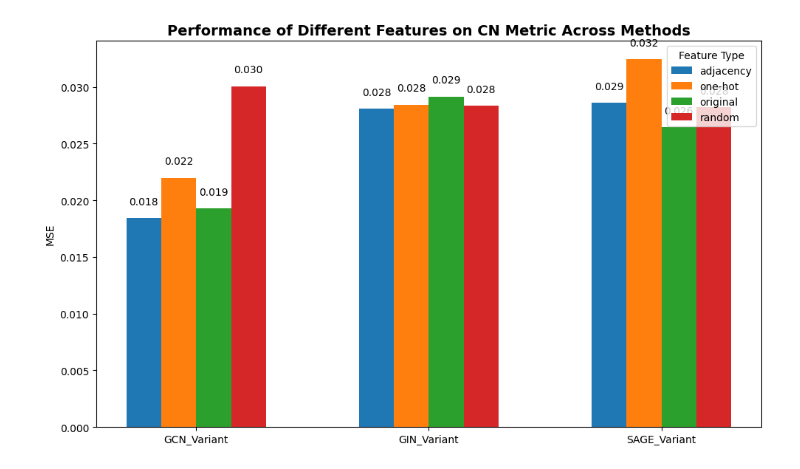
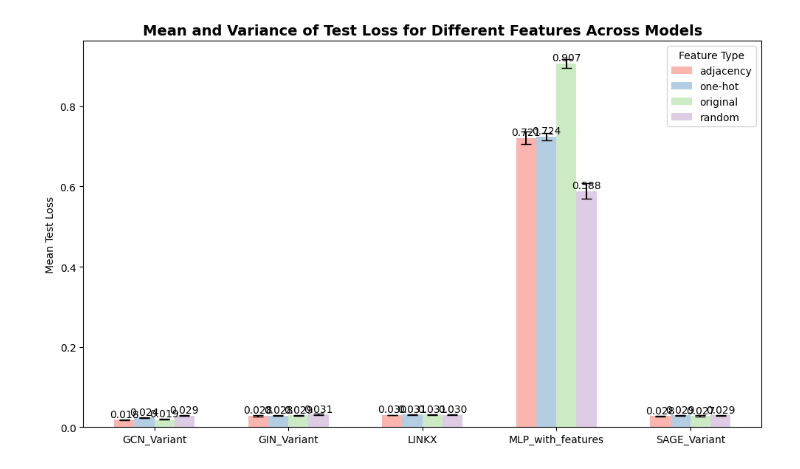
Before and after one commit to Wektor607/Universal-MP, a Jupyter notebook: exps/5_heuristic_adj.ipynb, the cells around one changed output. Drawn from its saved outputs; the diff is of its cells as text; code cells hidden in the pictures.

```diff
--- a/exps/5_heuristic_adj.ipynb
+++ b/exps/5_heuristic_adj.ipynb
@@ -2,0 +18,17 @@
+# %%
+import pandas as pd
+
+# Load the data
+file_path = '/hkfs/work/workspace/scratch/cc7738-subgraph_training/Universal-MP/results/gcn4cn_Cora.csv'
+data = pd.read_csv(file_path)
+
+# Calculate the mean and variance of 'Test_Loss' for rows with the same 'Model' and 'NodeFeat'
+merged_data = data.groupby(['Model', 'NodeFeat', 'Heuristic']).agg(
+    Mean_Loss=('Test_Loss', 'mean'),
+    Variance_Loss=('Test_Loss', 'var')
+).reset_index()
+
+# Display the processed data (or save it if needed)
+data = merged_data['Mean_Loss']
+errors = merged_data['Variance_Loss']
+merged_data
@@ -3,52 +53,42 @@
 # %%
 import matplotlib.pyplot as plt
 import numpy as np
 import pandas as pd
 
-# Updated dataset with an additional "original" feature type for each method
-data_values = [
-    ["GCN_Variant", "random", "CN", 0.03005494363605976],
-    ["GCN_Variant", "adjacency", "CN", 0.018450872972607613],
-    ["GCN_Variant", "one-hot", "CN", 0.021978897973895073],
-    ["GCN_Variant", "original", "CN", 0.019261559471488],
-    ["GIN_Variant", "random", "CN", 0.02834874577820301],
-    ["GIN_Variant", "adjacency", "CN", 0.028055662289261818],
-    ["GIN_Variant", "one-hot", "CN", 0.028442438691854477],
-    ["GIN_Variant", "original", "CN", 0.0291530042886734],
-    ["SAGE_Variant", "random", "CN", 0.02822662889957428],
-    ["SAGE_Variant", "adjacency", "CN", 0.02859743870794773],
-    ["SAGE_Variant", "one-hot", "CN", 0.032437920570373535],
-    ["SAGE_Variant", "original", "CN", 0.026430008932948112]
-]
-
-# Convert to DataFrame
-df = pd.DataFrame(data_values, columns=["Method", "Feature", "Metric", "Value"])
-
+# Data values from the merged statistics
+df = merged_data
 # Plot settings
 fig, ax = plt.subplots(figsize=(10, 6))
-x = np.arange(len(df["Method"].unique()))  # x-axis positions for each method
+x = np.arange(len(df["Model"].unique()))  # x-axis positions for each method
 width = 0.15  # Adjusted width for additional feature type
 
-# Colors for each feature type
-colors = ['#1f77b4', '#ff7f0e', '#2ca02c', '#d62728']
+colors = ['#fbb4ae', '#b3cde3', '#ccebc5', '#decbe4']  # Soft pastel shades
 
-# Plot each feature's data for all methods grouped by method type
-for i, (feature, group) in enumerate(df.groupby("Feature")):
-    values = group["Value"].values
-    ax.bar(x + i * width, values, width, label=feature, color=colors[i])
+# Extract unique features and methods for grouping
+unique_features = df["NodeFeat"].unique()
+methods = df["Model"].unique()
 
-    # Adding data labels with all errors set to zero
+# Plot each feature's data for all models grouped by model type
+for i, feature in enumerate(unique_features):
+    feature_data = df[df["NodeFeat"] == feature]
+    values = feature_data["Mean_Loss"].values
+    errors = np.sqrt(feature_data["Variance_Loss"].values)  # Standard deviation for error bars
+
+    # Plot bar with error bars
+    ax.bar(x + i * width, values, width, yerr=errors, label=feature, color=colors[i], capsize=5)
+
+    # Adding data labels for mean values
     for j, val in enumerate(values):
         ax.text(x[j] + i * width, val + 0.001, f'{val:.3f}', ha='center', va='bottom')
 
 # Set labels and title
-ax.set_ylabel('MSE')
-ax.set_title('Performance of Different Features on CN Metric Across Methods', loc='center', fontsize=14, fontweight='bold')
-ax.set_xticks(x + width * 1.5)
-ax.set_xticklabels(df["Method"].unique())
+ax.set_ylabel('Mean Test Loss')
+ax.set_title('Mean and Variance of Test Loss for Different Features Across Models', loc='center', fontsize=14, fontweight='bold')
+ax.set_xticks(x + width * (len(unique_features) - 1) / 2)
+ax.set_xticklabels(methods)
 ax.legend(loc='upper right', title="Feature Type")
 
 plt.tight_layout()
 plt.show()
 # %% [output]
-[figure, old version]
+[figure, new version]
```
Also changed, not shown: parts of 6 cells of this notebook, 10 other files.
